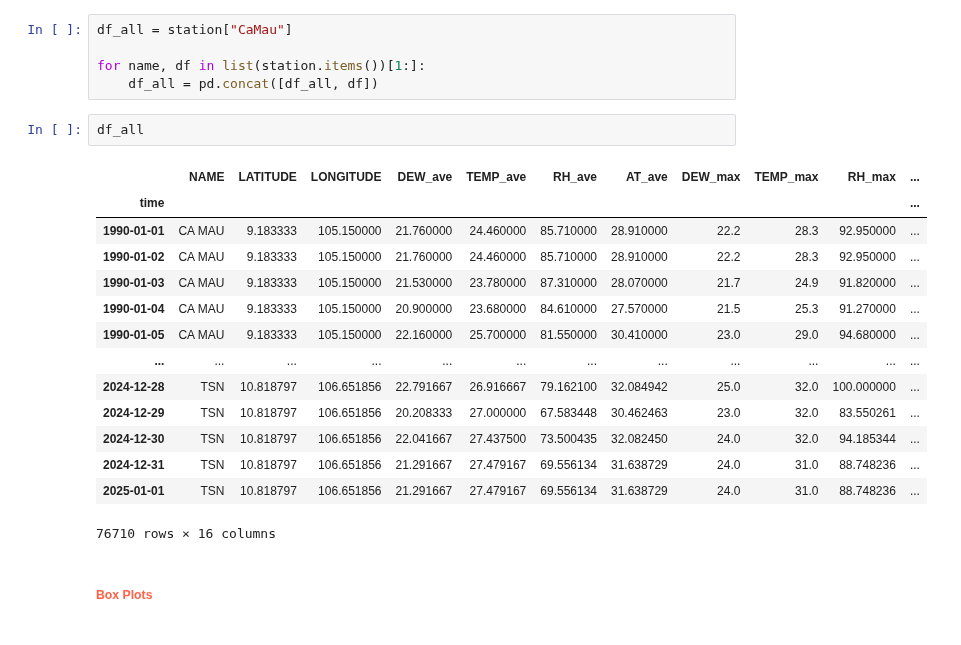
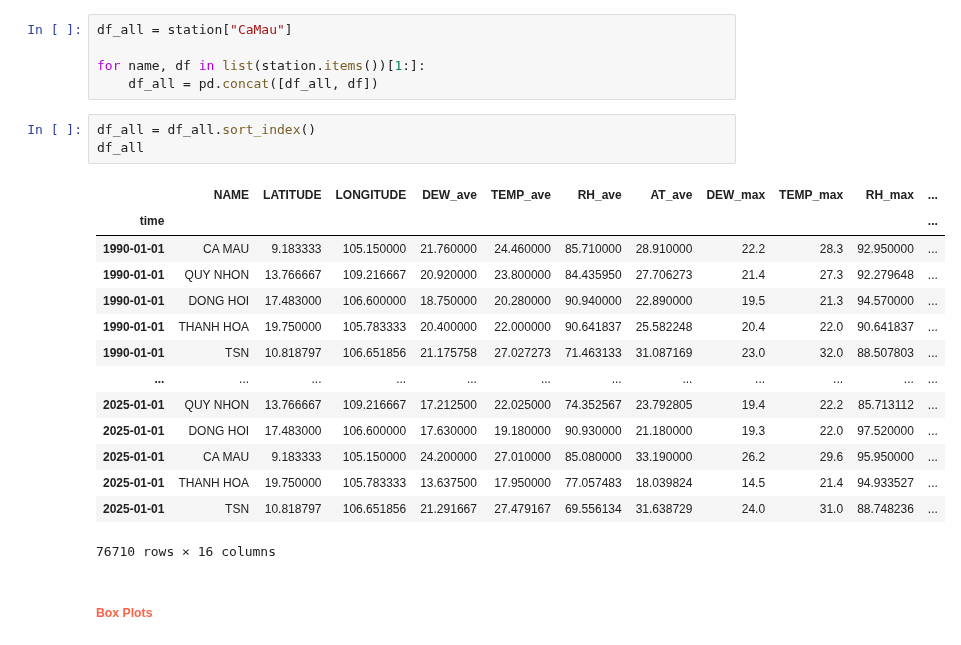
Before and after one commit to gamethu/TSF_Github, a Jupyter notebook: Drafts/Temp Prediction/notebooks/1. eda.ipynb, the cells around one changed output. Saved outputs shown, nothing was run; the diff lists cells and outputs as text.

```diff
--- a/Drafts/Temp Prediction/notebooks/1. eda.ipynb
+++ b/Drafts/Temp Prediction/notebooks/1. eda.ipynb
@@ -568,23 +567,24 @@ df_all = station["CaMau"]
 
 for name, df in list(station.items())[1:]:
     df_all = pd.concat([df_all, df])
-# %%
-df_all
-# %% [output]
-|  | NAME | LATITUDE | LONGITUDE | DEW_ave | TEMP_ave | RH_ave | AT_ave | DEW_max | TEMP_max | RH_max | ... |
-| time |  |  |  |  |  |  |  |  |  |  | ... |
-| 1990-01-01 | CA MAU | 9.183333 | 105.150000 | 21.760000 | 24.460000 | 85.710000 | 28.910000 | 22.2 | 28.3 | 92.950000 | ... |
-| 1990-01-02 | CA MAU | 9.183333 | 105.150000 | 21.760000 | 24.460000 | 85.710000 | 28.910000 | 22.2 | 28.3 | 92.950000 | ... |
-| 1990-01-03 | CA MAU | 9.183333 | 105.150000 | 21.530000 | 23.780000 | 87.310000 | 28.070000 | 21.7 | 24.9 | 91.820000 | ... |
-| 1990-01-04 | CA MAU | 9.183333 | 105.150000 | 20.900000 | 23.680000 | 84.610000 | 27.570000 | 21.5 | 25.3 | 91.270000 | ... |
-| 1990-01-05 | CA MAU | 9.183333 | 105.150000 | 22.160000 | 25.700000 | 81.550000 | 30.410000 | 23.0 | 29.0 | 94.680000 | ... |
-| ... | ... | ... | ... | ... | ... | ... | ... | ... | ... | ... | ... |
-| 2024-12-28 | TSN | 10.818797 | 106.651856 | 22.791667 | 26.916667 | 79.162100 | 32.084942 | 25.0 | 32.0 | 100.000000 | ... |
-| 2024-12-29 | TSN | 10.818797 | 106.651856 | 20.208333 | 27.000000 | 67.583448 | 30.462463 | 23.0 | 32.0 | 83.550261 | ... |
-| 2024-12-30 | TSN | 10.818797 | 106.651856 | 22.041667 | 27.437500 | 73.500435 | 32.082450 | 24.0 | 32.0 | 94.185344 | ... |
-| 2024-12-31 | TSN | 10.818797 | 106.651856 | 21.291667 | 27.479167 | 69.556134 | 31.638729 | 24.0 | 31.0 | 88.748236 | ... |
-| 2025-01-01 | TSN | 10.818797 | 106.651856 | 21.291667 | 27.479167 | 69.556134 | 31.638729 | 24.0 | 31.0 | 88.748236 | ... |
-76710 rows × 16 columns
+# %%
+df_all = df_all.sort_index()
+df_all
+# %% [output]
+|  | NAME | LATITUDE | LONGITUDE | DEW_ave | TEMP_ave | RH_ave | AT_ave | DEW_max | TEMP_max | RH_max | ... |
+| time |  |  |  |  |  |  |  |  |  |  | ... |
+| 1990-01-01 | CA MAU | 9.183333 | 105.150000 | 21.760000 | 24.460000 | 85.710000 | 28.910000 | 22.2 | 28.3 | 92.950000 | ... |
+| 1990-01-01 | QUY NHON | 13.766667 | 109.216667 | 20.920000 | 23.800000 | 84.435950 | 27.706273 | 21.4 | 27.3 | 92.279648 | ... |
+| 1990-01-01 | DONG HOI | 17.483000 | 106.600000 | 18.750000 | 20.280000 | 90.940000 | 22.890000 | 19.5 | 21.3 | 94.570000 | ... |
+| 1990-01-01 | THANH HOA | 19.750000 | 105.783333 | 20.400000 | 22.000000 | 90.641837 | 25.582248 | 20.4 | 22.0 | 90.641837 | ... |
+| 1990-01-01 | TSN | 10.818797 | 106.651856 | 21.175758 | 27.027273 | 71.463133 | 31.087169 | 23.0 | 32.0 | 88.507803 | ... |
+| ... | ... | ... | ... | ... | ... | ... | ... | ... | ... | ... | ... |
+| 2025-01-01 | QUY NHON | 13.766667 | 109.216667 | 17.212500 | 22.025000 | 74.352567 | 23.792805 | 19.4 | 22.2 | 85.713112 | ... |
+| 2025-01-01 | DONG HOI | 17.483000 | 106.600000 | 17.630000 | 19.180000 | 90.930000 | 21.180000 | 19.3 | 22.0 | 97.520000 | ... |
+| 2025-01-01 | CA MAU | 9.183333 | 105.150000 | 24.200000 | 27.010000 | 85.080000 | 33.190000 | 26.2 | 29.6 | 95.950000 | ... |
+| 2025-01-01 | THANH HOA | 19.750000 | 105.783333 | 13.637500 | 17.950000 | 77.057483 | 18.039824 | 14.5 | 21.4 | 94.933527 | ... |
+| 2025-01-01 | TSN | 10.818797 | 106.651856 | 21.291667 | 27.479167 | 69.556134 | 31.638729 | 24.0 | 31.0 | 88.748236 | ... |
+76710 rows × 16 columns
 # %% [markdown]
 ##### <span style="color:tomato">Box Plots</span>
 # %%
```
Also changed, not shown: parts of 3 cells of this notebook, 8 other files.
